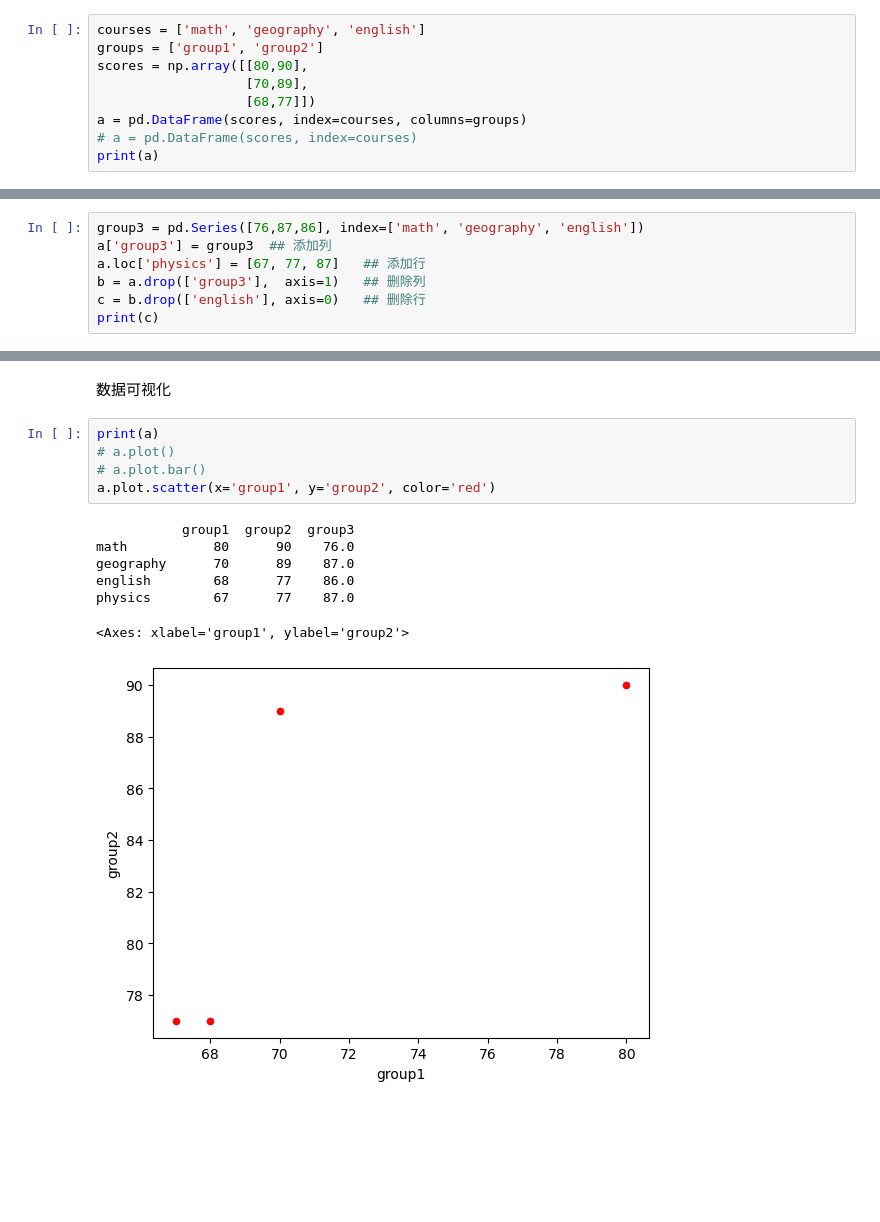
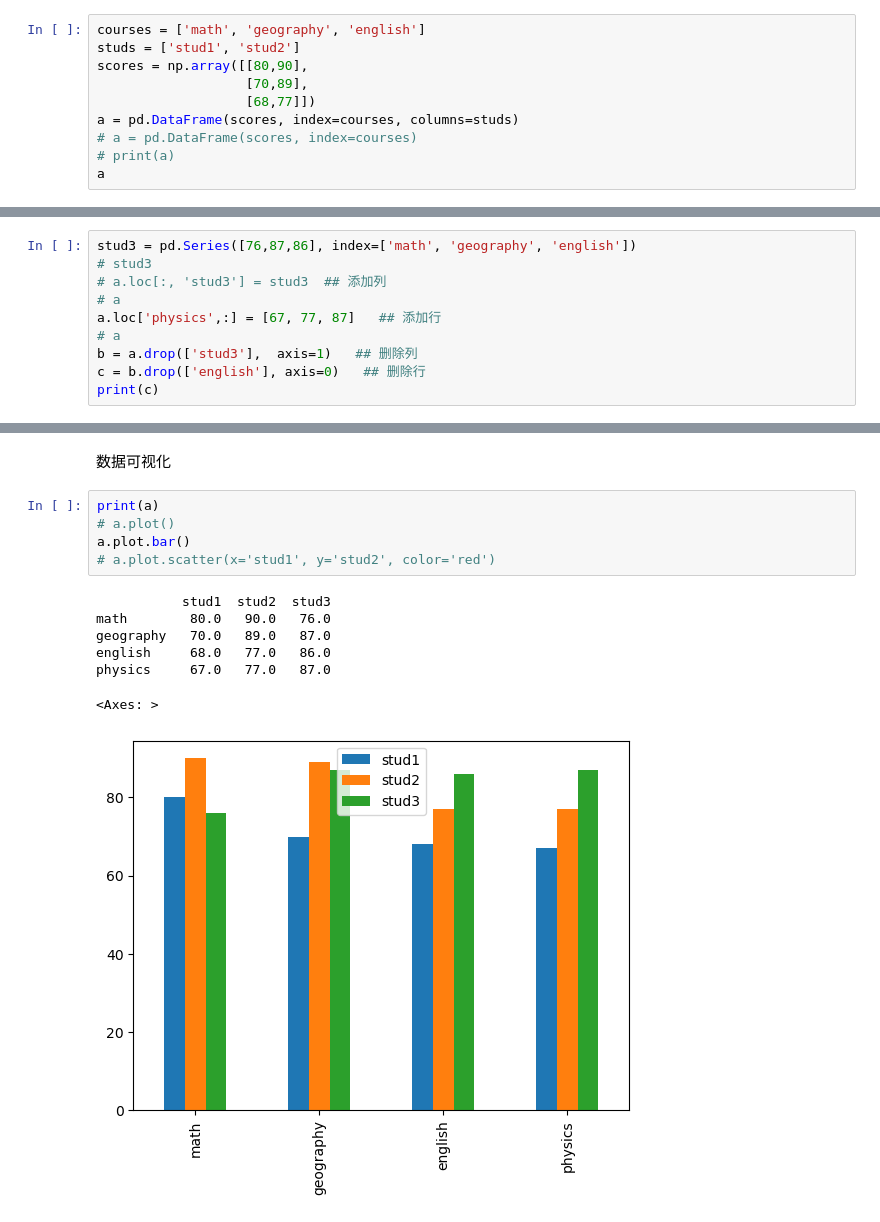
Before and after one commit to xinluo2018/spatial-data-processing, a Jupyter notebook: 第2章-Python程序设计基础/3_2_python-pandas.ipynb, the cells around one changed output, grey strips where cells are left out. Drawn from its saved outputs; the diff is of its cells as text; blank space fills up the shorter version.

```diff
--- a/第2章-Python程序设计基础/3_2_python-pandas.ipynb
+++ b/第2章-Python程序设计基础/3_2_python-pandas.ipynb
@@ -16,10 +15,11 @@ dtype: int64
 # %%
 courses = ['math', 'geography', 'english']
-groups = ['group1', 'group2']
+studs = ['stud1', 'stud2']
 scores = np.array([[80,90],
                    [70,89],
                    [68,77]])
-a = pd.DataFrame(scores, index=courses, columns=groups)
+a = pd.DataFrame(scores, index=courses, columns=studs)
 # a = pd.DataFrame(scores, index=courses)
-print(a)
+# print(a)
+a
 # %% [output]
@@ -46,10 +46,13 @@ Index(['group1', 'group2'], dtype='object')
 # %% [markdown]
 DataFrame添加删除数据
 # %%
-group3 = pd.Series([76,87,86], index=['math', 'geography', 'english'])
-a['group3'] = group3  ## 添加列
-a.loc['physics'] = [67, 77, 87]   ## 添加行
-b = a.drop(['group3'],  axis=1)   ## 删除列
+stud3 = pd.Series([76,87,86], index=['math', 'geography', 'english'])
+# stud3
+# a.loc[:, 'stud3'] = stud3  ## 添加列
+# a
+a.loc['physics',:] = [67, 77, 87]   ## 添加行
+# a
+b = a.drop(['stud3'],  axis=1)   ## 删除列
 c = b.drop(['english'], axis=0)   ## 删除行
 print(c)
 # %% [output]
@@ -97,13 +108,13 @@ physics       NaN    77.0     0.0    77.0
 # %%
 print(a)
 # a.plot()
-# a.plot.bar()
-a.plot.scatter(x='group1', y='group2', color='red')
+a.plot.bar()
+# a.plot.scatter(x='stud1', y='stud2', color='red')
 # %% [output]
-           group1  group2  group3
-math           80      90    76.0
-geography      70      89    87.0
-english        68      77    86.0
-physics        67      77    87.0
+           stud1  stud2  stud3
+math        80.0   90.0   76.0
+geography   70.0   89.0   87.0
+english     68.0   77.0   86.0
+physics     67.0   77.0   87.0
-<Axes: xlabel='group1', ylabel='group2'>
+<Axes: >
-[figure, old version]
+[figure, new version]
```
Also changed, not shown: parts of 12 cells of this notebook, 15 other files.
